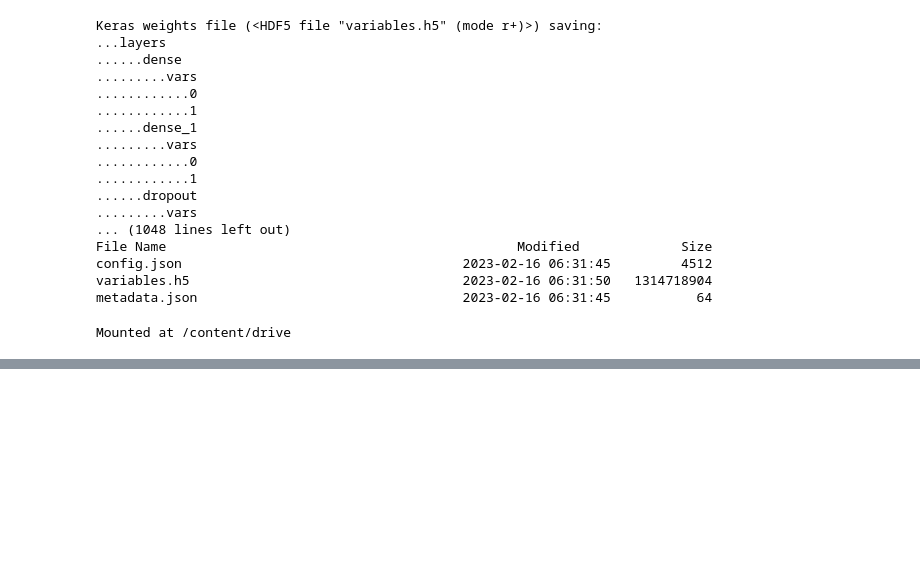
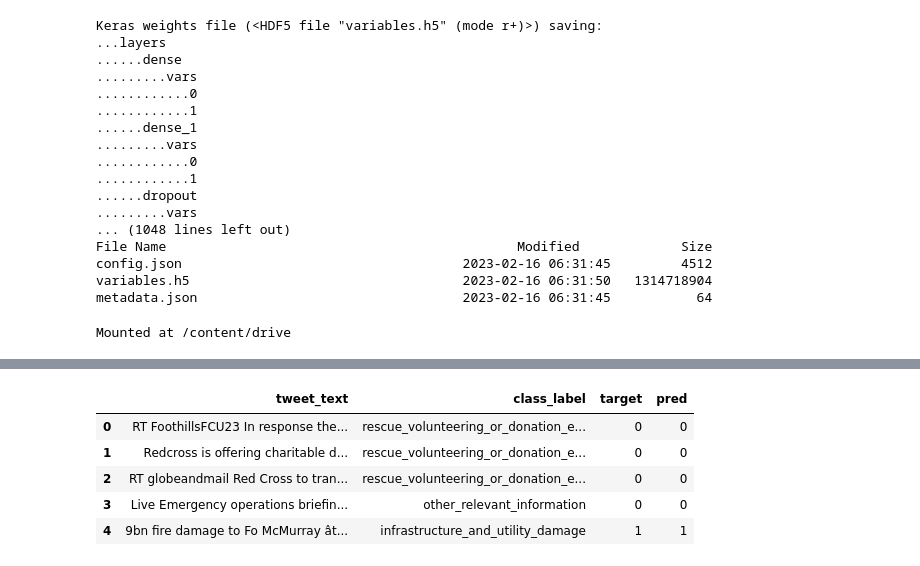
Before and after one commit to Anurag1902/Disaster-Tweets, a Jupyter notebook: Disaster_Tweets_Classification.ipynb, the cells around one changed output, grey strips where cells are left out. Cells and saved outputs as stored; diff of their text form; code cells hidden in the pictures; blank space fills up the shorter version.

```diff
--- a/Disaster_Tweets_Classification.ipynb
+++ b/Disaster_Tweets_Classification.ipynb
@@ -332 +368,3 @@ NameError: ignored
+# %%
+test_texts = testData['tweet_text']
 # %%
@@ -339,4 +387,11 @@ print(predictions)
 # %%
 pd.set_option('display.max_colwidth', None)
-test['target'] = [0 if x < .5 else 1 for x in predictions]
-test.head(20)
+testData['pred'] = [0 if x < .5 else 1 for x in predictions]
+testData.head()
+# %% [output]
+|  | tweet_text | class_label | target | pred |
+| 0 | RT FoothillsFCU23 In response the... | rescue_volunteering_or_donation_e... | 0 | 0 |
+| 1 | Redcross is offering charitable d... | rescue_volunteering_or_donation_e... | 0 | 0 |
+| 2 | RT globeandmail Red Cross to tran... | rescue_volunteering_or_donation_e... | 0 | 0 |
+| 3 | Live Emergency operations briefin... | other_relevant_information | 0 | 0 |
+| 4 | 9bn fire damage to Fo McMurray ât... | infrastructure_and_utility_damage | 1 | 1 |
```
Also changed, not shown: parts of 25 cells of this notebook.
